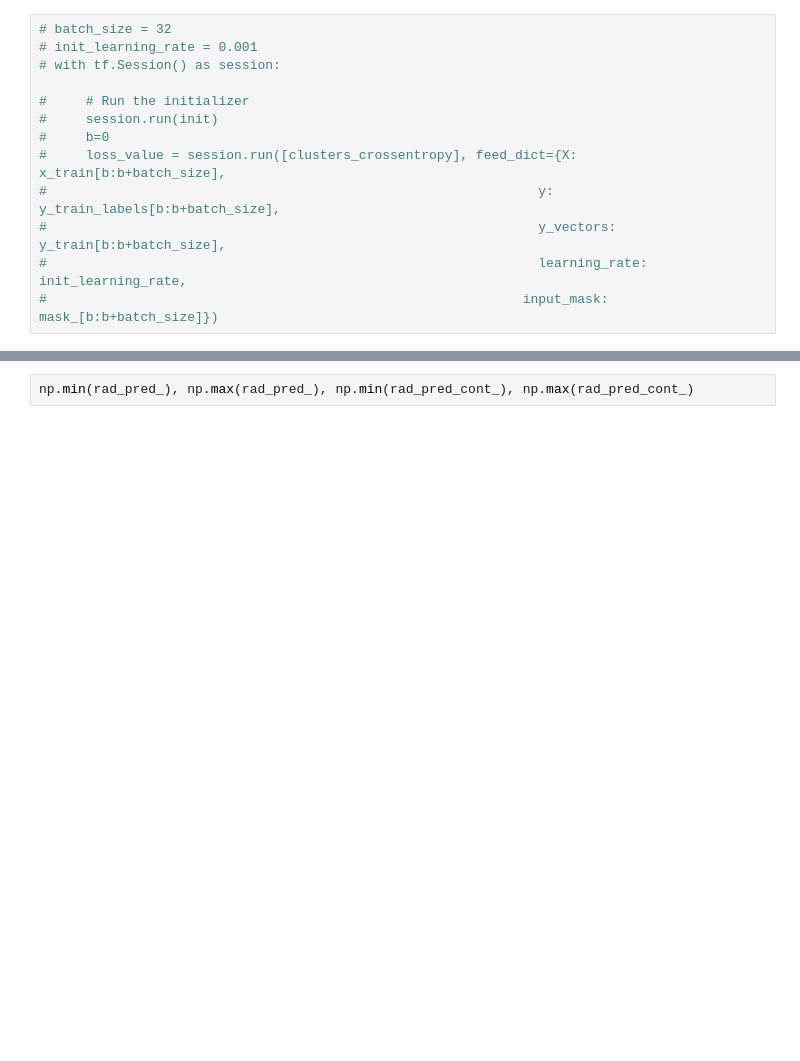
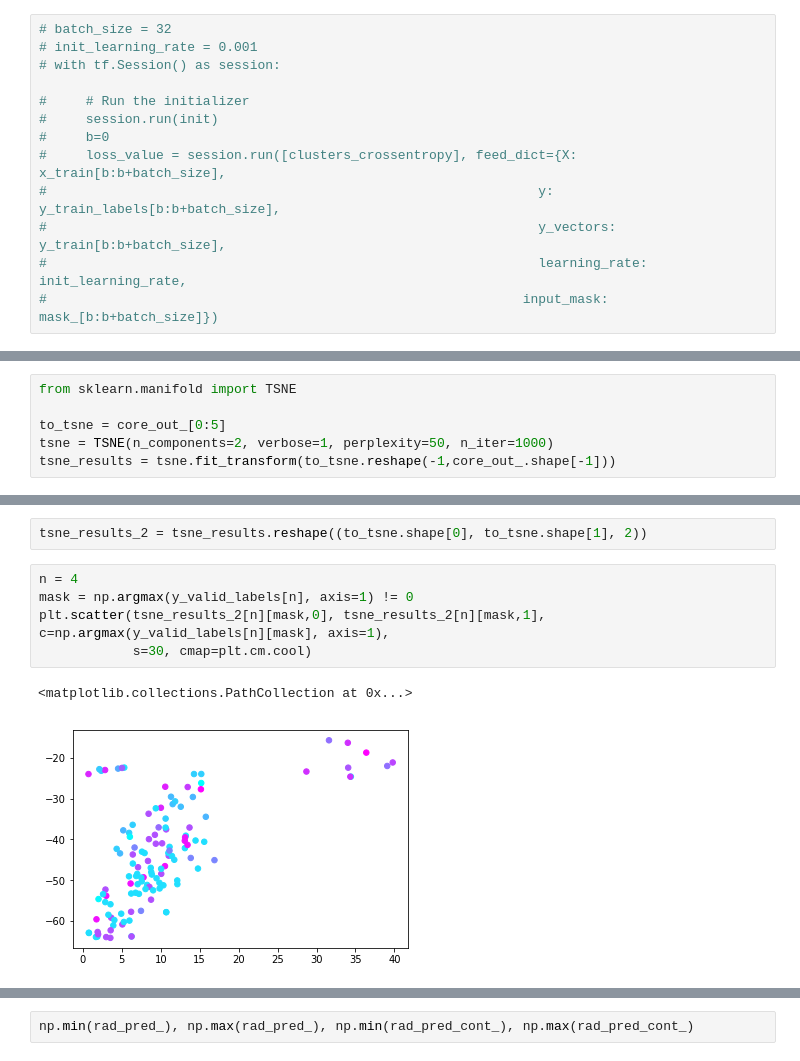
Before and after one commit to m3h0w/protein-dihedral-angles-prediction, a Jupyter notebook: Txt data + tensorflow vectors from input.ipynb, the cells around one changed output, grey strips where cells are left out. Saved outputs shown, nothing was run; the diff lists cells and outputs as text; blank space fills up the shorter version.

```diff
--- a/Txt data + tensorflow vectors from input.ipynb
+++ b/Txt data + tensorflow vectors from input.ipynb
@@ -449,0 +397,6 @@ rad_pred_.shape
+# %%
+from sklearn.manifold import TSNE
+
+to_tsne = core_out_[0:5]
+tsne = TSNE(n_components=2, verbose=1, perplexity=50, n_iter=1000)
+tsne_results = tsne.fit_transform(to_tsne.reshape(-1,core_out_.shape[-1]))
@@ -450 +414,11 @@ rad_pred_.shape
+# %%
+tsne_results_2 = tsne_results.reshape((to_tsne.shape[0], to_tsne.shape[1], 2))
+# %%
+n = 4
+mask = np.argmax(y_valid_labels[n], axis=1) != 0
+plt.scatter(tsne_results_2[n][mask,0], tsne_results_2[n][mask,1], c=np.argmax(y_valid_labels[n][mask], axis=1),
+            s=30, cmap=plt.cm.cool)
+# %% [output]
+<matplotlib.collections.PathCollection at 0x...>
+[figure, added]
 # %%
```
Also changed, not shown: parts of 14 cells of this notebook.
